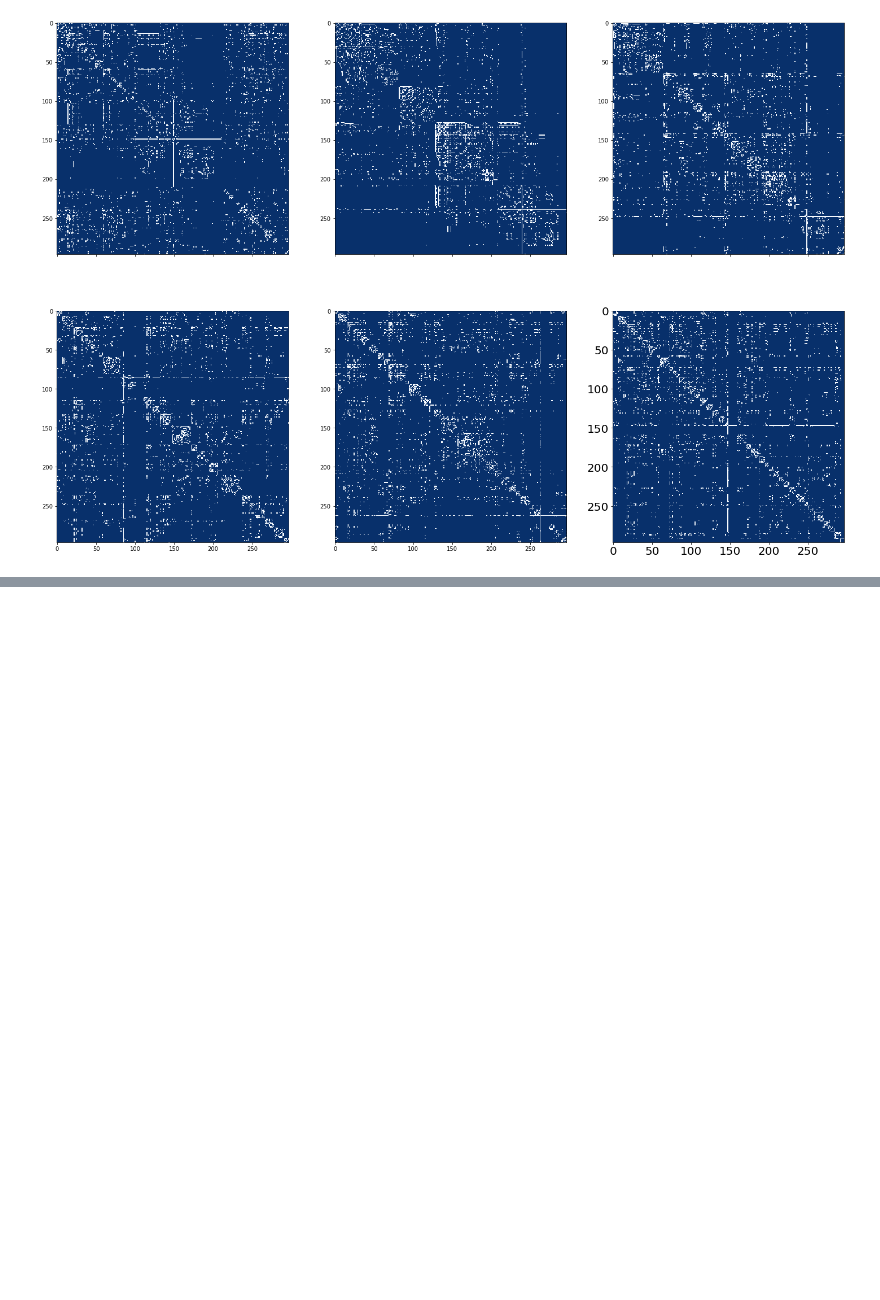
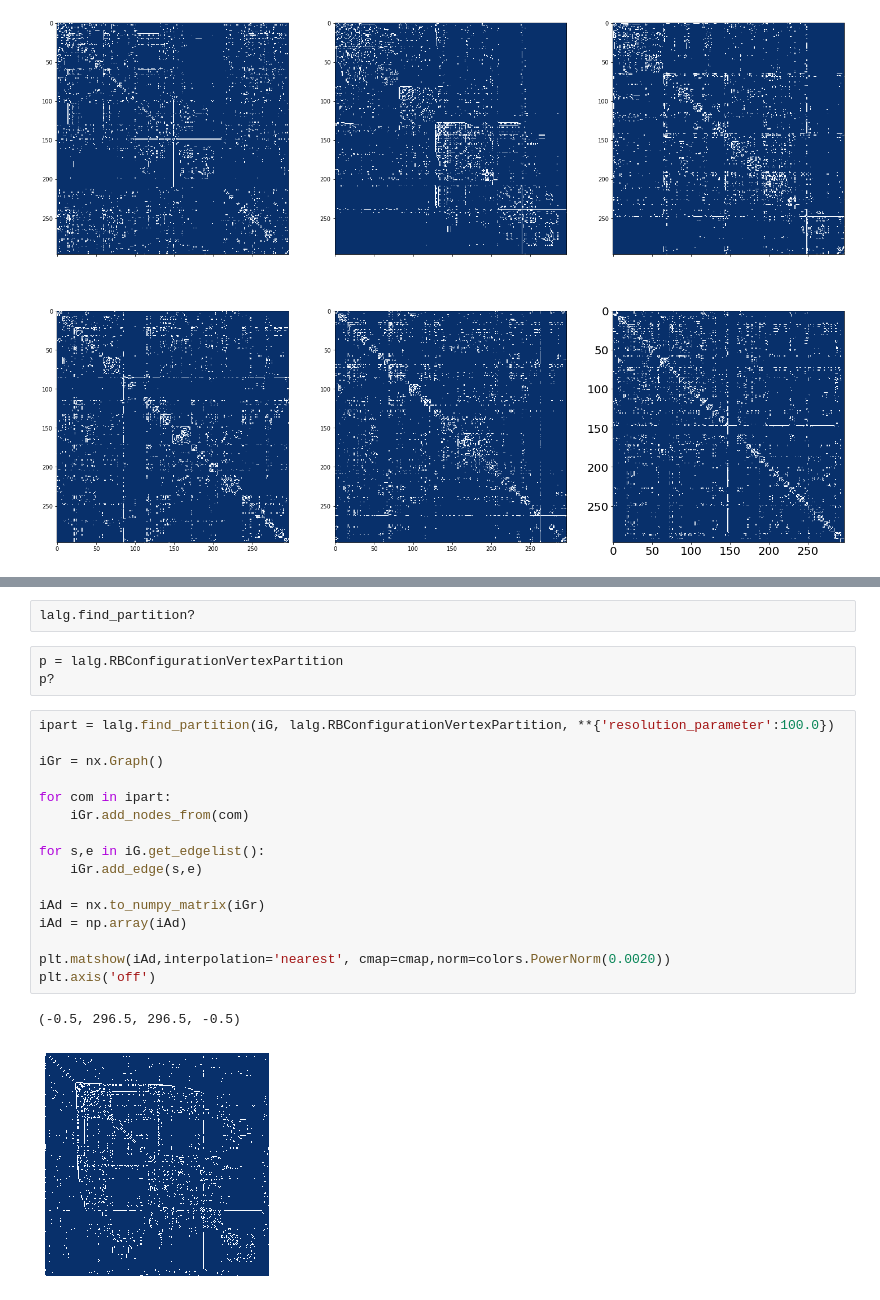
Before and after one commit to NwaObed/Network-Science, a Jupyter notebook: network_neuroscience.ipynb, the cells around one changed output, grey strips where cells are left out. Cells and saved outputs as stored; diff of their text form; blank space fills up the shorter version.

```diff
--- a/network_neuroscience.ipynb
+++ b/network_neuroscience.ipynb
@@ -420,0 +454,24 @@ community.modularity(part_louvain,G,weight='weight')
+# %%
+lalg.find_partition?
+# %%
+p = lalg.RBConfigurationVertexPartition
+p?
+# %%
+ipart = lalg.find_partition(iG, lalg.RBConfigurationVertexPartition, **{'resolution_parameter':100.0})
+
+iGr = nx.Graph()
+
+for com in ipart:
+    iGr.add_nodes_from(com)
+
+for s,e in iG.get_edgelist():
+    iGr.add_edge(s,e)
+
+iAd = nx.to_numpy_matrix(iGr)
+iAd = np.array(iAd)
+
+plt.matshow(iAd,interpolation='nearest', cmap=cmap,norm=colors.PowerNorm(0.0020))
+plt.axis('off')
+# %% [output]
+(-0.5, 296.5, 296.5, -0.5)
+[figure, added]
```
Also changed, not shown: parts of 24 cells of this notebook, 1 other file.
